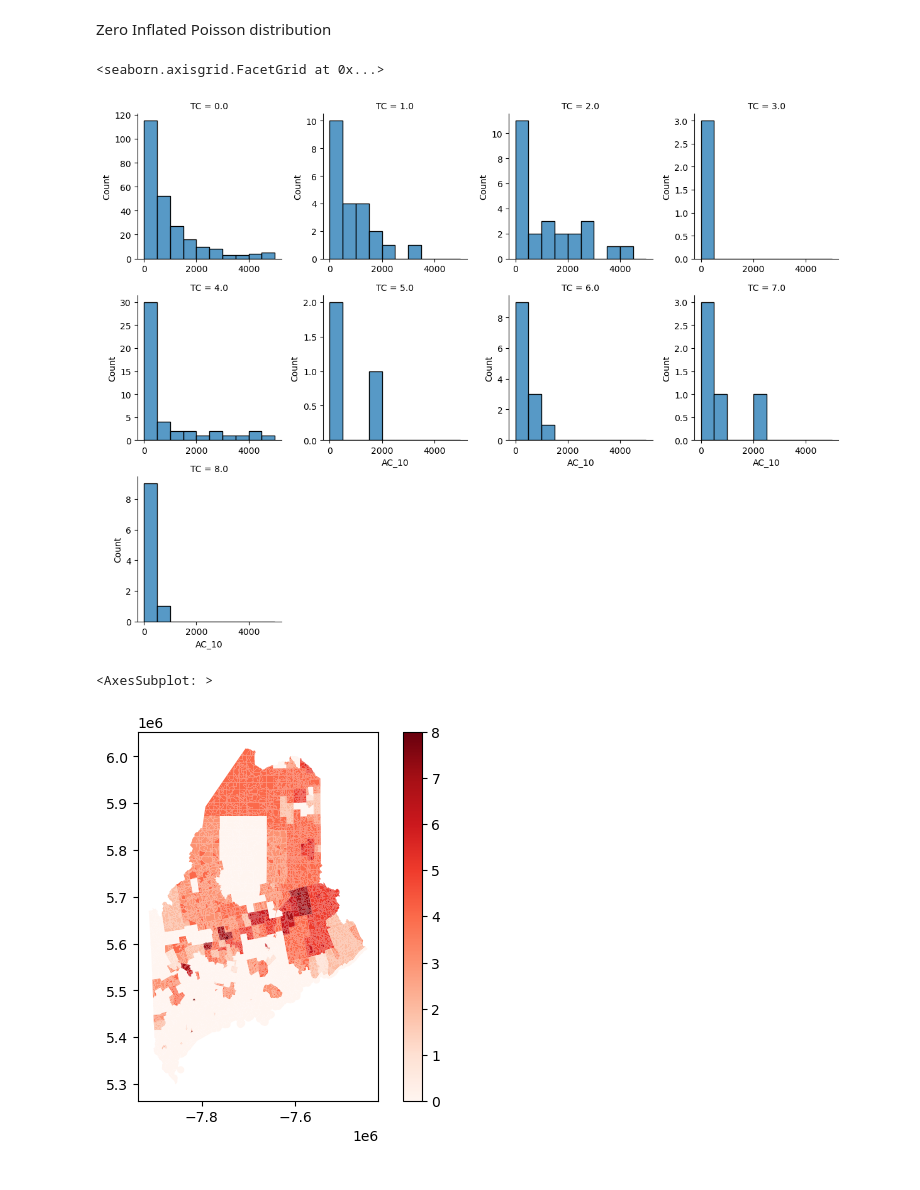
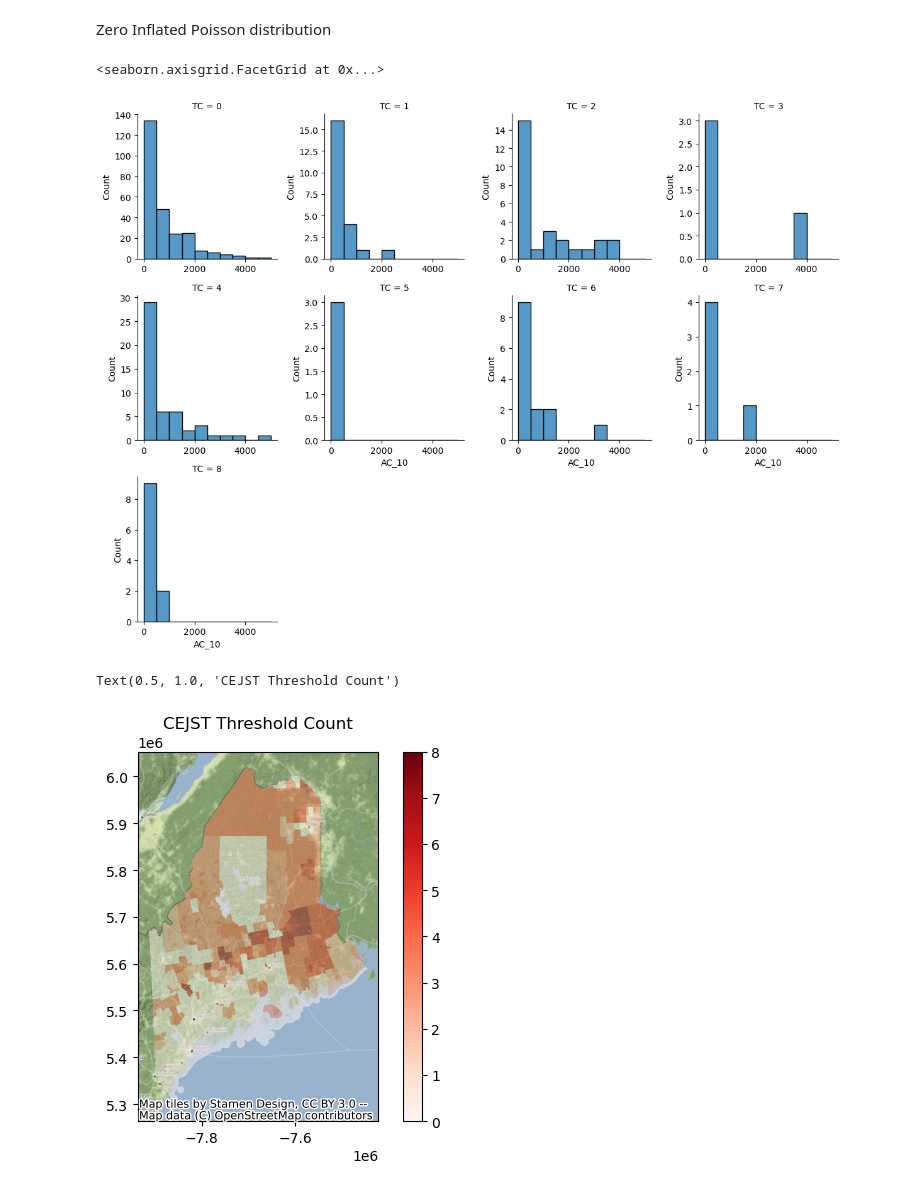
Before and after one commit to PhilipMathieu/access, a Jupyter notebook: notebooks/analysis_blocks.ipynb, the cells around one changed output. Cells and saved outputs as stored; diff of their text form; code cells hidden in the pictures.

```diff
--- a/notebooks/analysis_blocks.ipynb
+++ b/notebooks/analysis_blocks.ipynb
@@ -190,7 +171,7 @@ sns.histplot(cejst20, x="TC", discrete=True)
 [figure]
 # %%
 def w_avg(x):
-    return np.int(np.ceil(np.average(x, weights=cejst20.loc[x.index, "WEIGHT"])))
+    return int(np.ceil(np.average(x, weights=cejst20.loc[x.index, "WEIGHT"])))
 # %%
 print("Before:", cejst20.shape)
 cejst_block = cejst20.groupby("GEOID20").agg({"TC":w_avg,"CC":w_avg})
@@ -228,9 +209,11 @@ g = sns.FacetGrid(ejblocks.groupby("GEOID_tract").agg({"TC":"max", "AC_10":"sum"
 g.map(sns.histplot, "AC_10", bins=10, binrange=[0,5e3])
 # %% [output]
 <seaborn.axisgrid.FacetGrid at 0x...>
-[figure, old version]
+[figure, new version]
 # %%
-ejblocks.plot("TC", cmap="Reds", legend=True)
+ax = ejblocks.plot("TC", cmap="Reds", legend=True, alpha=0.5)
+cx.add_basemap(ax)
+ax.set_title("CEJST Threshold Count")
 # %% [output]
-<AxesSubplot: >
+Text(0.5, 1.0, 'CEJST Threshold Count')
-[figure, old version]
+[figure, new version]
```
Also changed, not shown: parts of 13 cells of this notebook, 3 other files.
